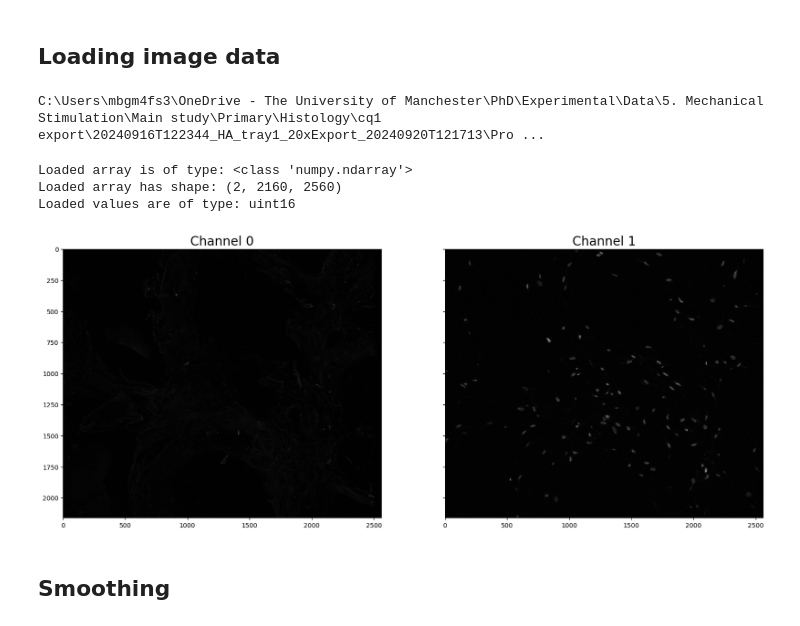
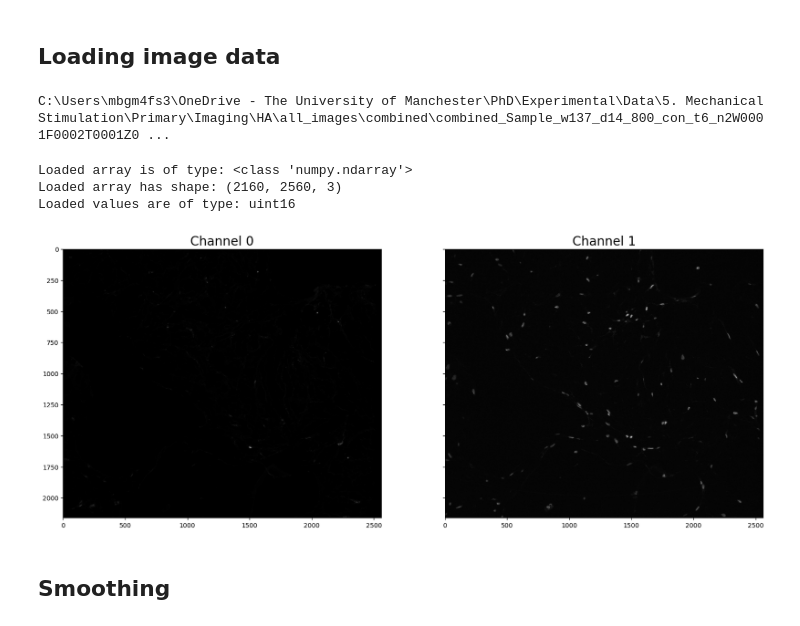
Before and after one commit to hagneeptatt/fluorescent-image-analysis, a Jupyter notebook: image_analysis_test_script.ipynb, the cells around one changed output. Cells and saved outputs as stored; diff of their text form; code cells hidden in the pictures.

Commit message:
finished combining images before quantification

```diff
--- a/image_analysis_test_script.ipynb
+++ b/image_analysis_test_script.ipynb
@@ -33,9 +35,9 @@ import pandas as pd
 ## Loading image data
 # %%
 ## Specify the directory path and filename
-filename = r'Composite_n3_3.tif'
+filename = r'combined_Sample_w137_d14_800_con_t6_n2W0001F0002T0001Z000.tif'
 
-dirpath = r'C:\Users\mbgm4fs3\OneDrive - The University of Manchester\PhD\Experimental\Data\5. Mechanical Stimulation\Main study\Primary\Histology\cq1 export\20240916T122344_HA_tray1_20xExport_20240920T121713\Projection\stitched_composite'
+dirpath = r'C:\Users\mbgm4fs3\OneDrive - The University of Manchester\PhD\Experimental\Data\5. Mechanical Stimulation\Primary\Imaging\HA\all_images\combined'
 
 # join function to combine strings and take care of slashes
 from os.path import join
@@ -43,9 +45,8 @@ from os.path import join
 filepath = join(dirpath, filename)
 
 print(filepath)
-fsda ffffgkljkdff safak;ksdf
 # %% [output]
-C:\Users\mbgm4fs3\OneDrive - The University of Manchester\PhD\Experimental\Data\5. Mechanical Stimulation\Main study\Primary\Histology\cq1 export\20240916T122344_HA_tray1_20xExport_20240920T121713\Pro ...
+C:\Users\mbgm4fs3\OneDrive - The University of Manchester\PhD\Experimental\Data\5. Mechanical Stimulation\Primary\Imaging\HA\all_images\combined\combined_Sample_w137_d14_800_con_t6_n2W0001F0002T0001Z0 ...
 # %%
 ## Load Image
 
@@ -61,27 +62,27 @@ print("Loaded array has shape:", img.shape)
 print("Loaded values are of type:", img.dtype)
 # %% [output]
 Loaded array is of type: <class 'numpy.ndarray'>
-Loaded array has shape: (2, 2160, 2560)
+Loaded array has shape: (2160, 2560, 3)
 Loaded values are of type: uint16
 # %%
 ## Split image into seperate channels
-img_c0 = img[0, :, :]
-img_c1 = img[1, :, :]
+img_c0 = img[:, :, 0] # red channel (protein)
+img_c1 = img[:, :, 1] # cyan channel (nuclei)
 
 ## Plot images
 from matplotlib.pyplot import subplots, show
 
 fig, axs = subplots(nrows=1, ncols=2, sharey=True, figsize=(20,10))
 
 axs[0].imshow(img_c0, interpolation='none', cmap='gray')
 axs[0].set_title('Channel 0', fontsize=20)
 
 axs[1].imshow(img_c1, interpolation='none', cmap='gray')
 axs[1].set_title('Channel 1', fontsize=20)
 
 show()
 # %% [output]
-[figure, old version]
+[figure, new version]
 # %% [markdown]
 ## Smoothing
 # %%
```
Also changed, not shown: parts of 3 cells of this notebook, 1 other file.
